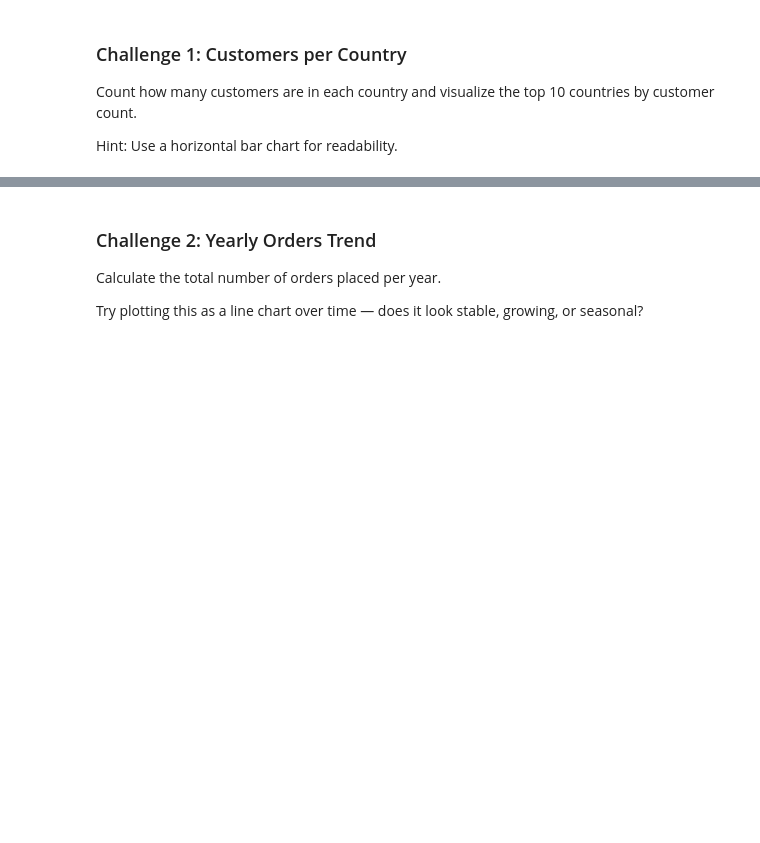
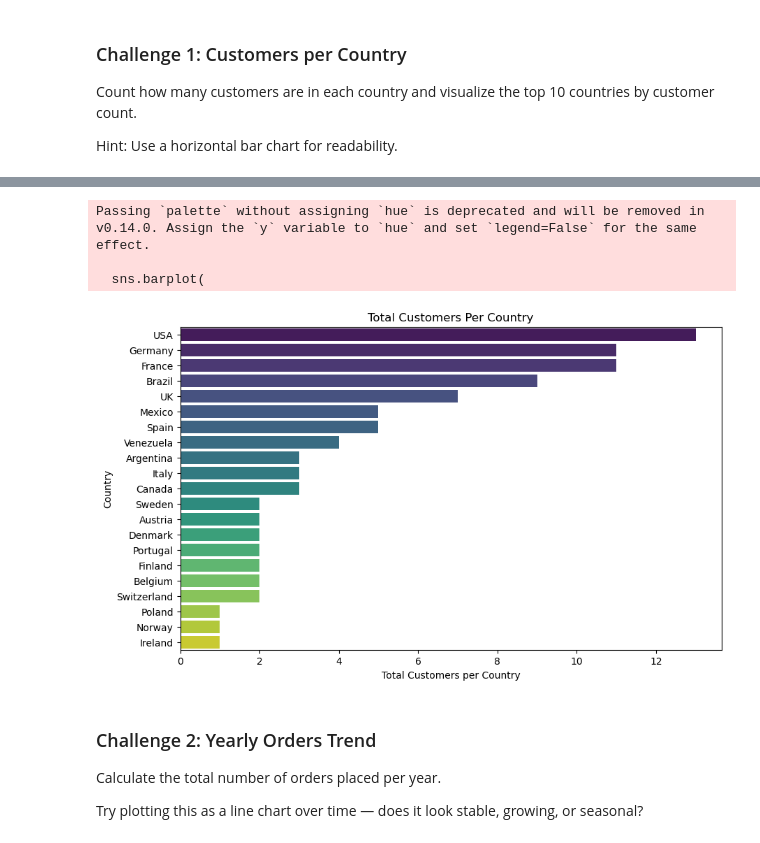
Before and after one commit to amandawang90-spec/neuefische-data-analysis-180825-analytics_engineering_module_and_projects, a Jupyter notebook: 02_sql_with_python/exercise/02_sql_with_python_exercise.ipynb, the cells around one changed output, grey strips where cells are left out. Saved outputs shown, nothing was run; the diff lists cells and outputs as text; code cells hidden in the pictures; blank space fills up the shorter version.

```diff
--- a/02_sql_with_python/exercise/02_sql_with_python_exercise.ipynb
+++ b/02_sql_with_python/exercise/02_sql_with_python_exercise.ipynb
@@ -9,0 +27,7 @@ Then, visualize them  using Matplotlib or Seaborn.
+# %%
+# Now building the URL with the values from the .env file
+
+url = f'postgresql://{pg_user}:{pg_pass}@{pg_host}:{pg_port}/{pg_db}'
+
+# without specifying the schema default connection is to the schema `public`
+# url = f'postgresql://{pg_user}:{pg_pass}@{pg_host}:{pg_port}/{pg_db}'
@@ -9,0 +38,2 @@ Then, visualize them  using Matplotlib or Seaborn.
+# %%
+engine = create_engine(url, echo=False)
@@ -15,0 +71,14 @@ Hint: Use a horizontal bar chart for readability.
+# %%
+# Total customers are in each country
+query_total_customers_per_country = '''
+SELECT
+    country,
+    COUNT(customer_id) AS total_customers_per_country
+FROM northwind_customers
+GROUP BY country
+ORDER BY total_customers_per_country DESC;
+'''
+# %%
+total_customers_per_country = pd.read_sql(query_total_customers_per_country, con=engine)
+total_customers_per_country.index += 1
+total_customers_per_country
@@ -16,3 +103,20 @@ Hint: Use a horizontal bar chart for readability.
+# %%
+plt.figure(figsize=(10,6))
+sns.barplot(
+    data=total_customers_per_country,
+    x='total_customers_per_country',
+    y='country',
+    palette='viridis'  # different colors for each bar
+)
+plt.title('Total Customers Per Country')
+plt.xlabel('Total Customers per Country')
+plt.ylabel('Country')
+plt.show()
+# %% [output]
+Passing `palette` without assigning `hue` is deprecated and will be removed in v0.14.0. Assign the `y` variable to `hue` and set `legend=False` for the same effect.
+
+  sns.barplot(
+[figure, added]
 # %% [markdown]
 ### Challenge 2: Yearly Orders Trend
 
```
Also changed, not shown: parts of 43 cells of this notebook, 5 other files.
